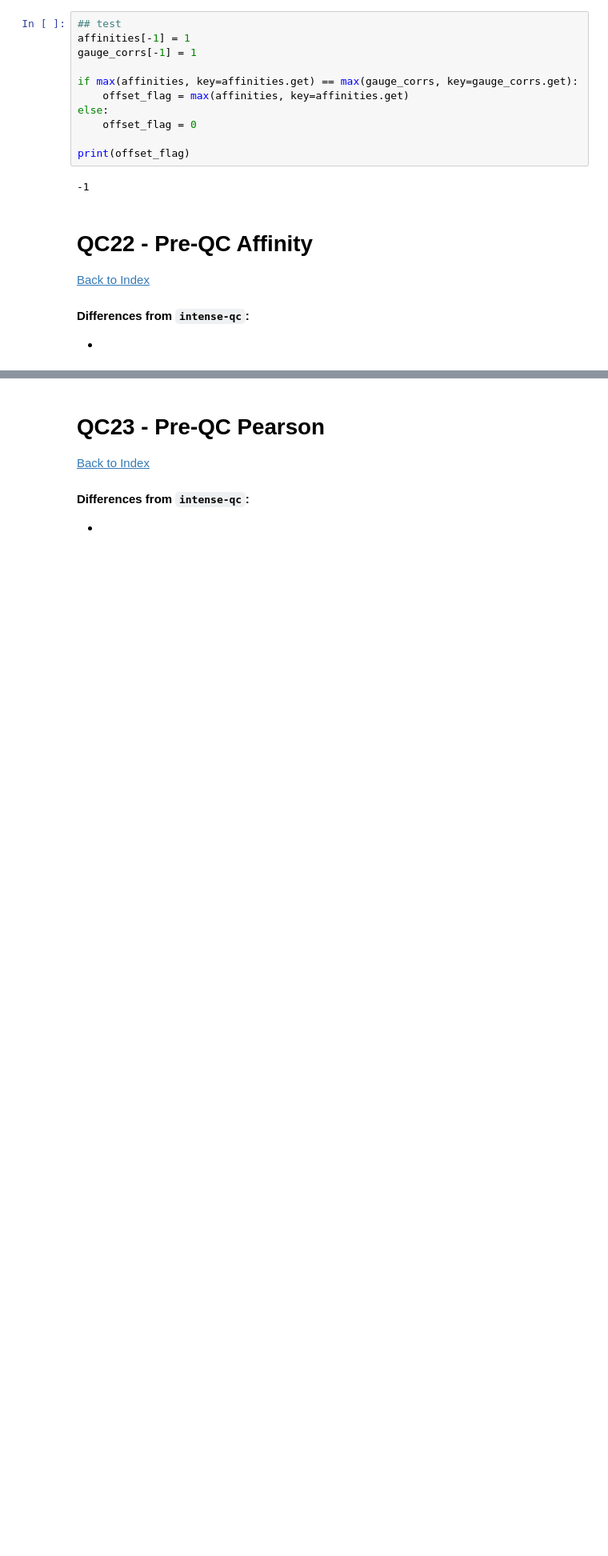
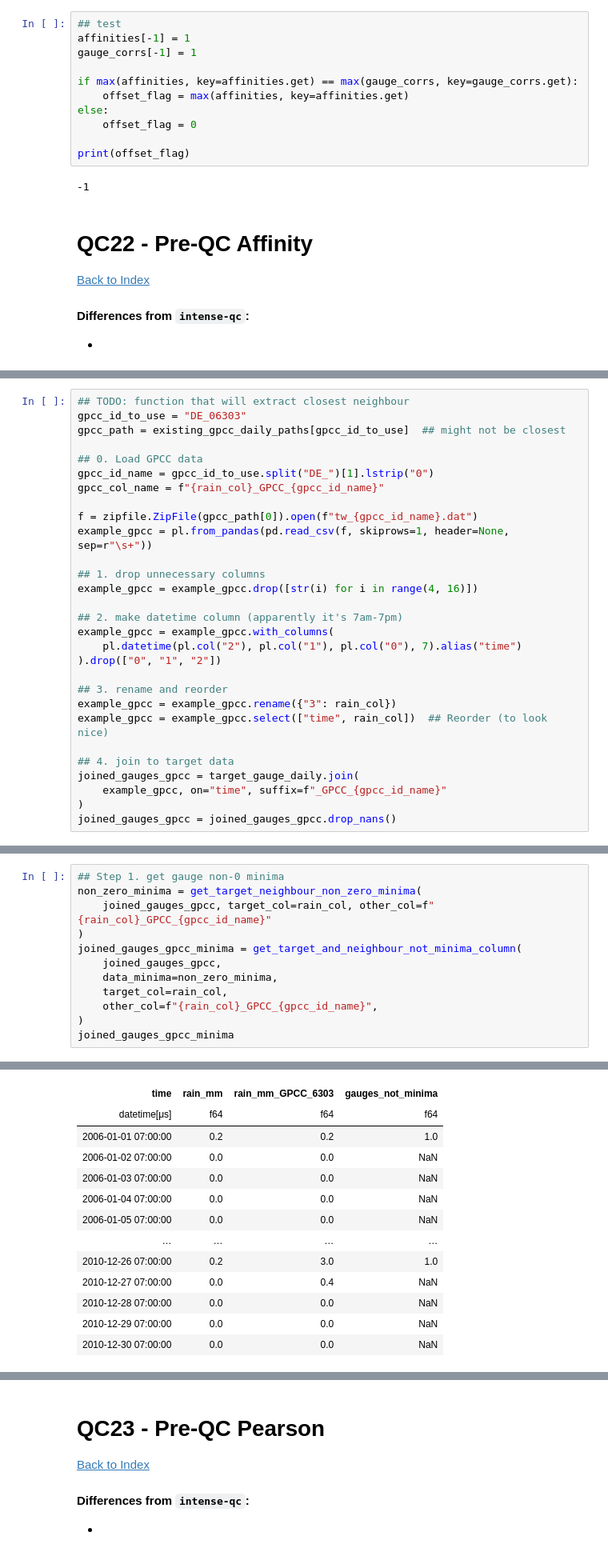
Before and after one commit to Thomasjkeel/RainfallQC-notebooks, a Jupyter notebook: notebooks/neighbour_checks.ipynb, the cells around one changed output, grey strips where cells are left out. Shown at 80% size. Cells and saved outputs as stored; diff of their text form; blank space fills up the shorter version.

```diff
--- a/notebooks/neighbour_checks.ipynb
+++ b/notebooks/neighbour_checks.ipynb
@@ -2880,0 +2908,29 @@ print(offset_flag)
+# %%
+## TODO: function that will extract closest neighbour
+gpcc_id_to_use = "DE_06303"
+gpcc_path = existing_gpcc_daily_paths[gpcc_id_to_use]  ## might not be closest
+
+## 0. Load GPCC data
+gpcc_id_name = gpcc_id_to_use.split("DE_")[1].lstrip("0")
+gpcc_col_name = f"{rain_col}_GPCC_{gpcc_id_name}"
+
+f = zipfile.ZipFile(gpcc_path[0]).open(f"tw_{gpcc_id_name}.dat")
+example_gpcc = pl.from_pandas(pd.read_csv(f, skiprows=1, header=None, sep=r"\s+"))
+
+## 1. drop unnecessary columns
+example_gpcc = example_gpcc.drop([str(i) for i in range(4, 16)])
+
+## 2. make datetime column (apparently it's 7am-7pm)
+example_gpcc = example_gpcc.with_columns(
+    pl.datetime(pl.col("2"), pl.col("1"), pl.col("0"), 7).alias("time")
+).drop(["0", "1", "2"])
+
+## 3. rename and reorder
+example_gpcc = example_gpcc.rename({"3": rain_col})
+example_gpcc = example_gpcc.select(["time", rain_col])  ## Reorder (to look nice)
+
+## 4. join to target data
+joined_gauges_gpcc = target_gauge_daily.join(
+    example_gpcc, on="time", suffix=f"_GPCC_{gpcc_id_name}"
+)
+joined_gauges_gpcc = joined_gauges_gpcc.drop_nans()
@@ -2880,0 +2939,13 @@ print(offset_flag)
+# %%
+## Step 1. get gauge non-0 minima
+non_zero_minima = get_target_neighbour_non_zero_minima(
+    joined_gauges_gpcc, target_col=rain_col, other_col=f"{rain_col}_GPCC_{gpcc_id_name}"
+)
+joined_gauges_gpcc_minima = get_target_and_neighbour_not_minima_column(
+    joined_gauges_gpcc,
+    data_minima=non_zero_minima,
+    target_col=rain_col,
+    other_col=f"{rain_col}_GPCC_{gpcc_id_name}",
+)
+joined_gauges_gpcc_minima
+# %% [output]
@@ -2880,0 +2953,13 @@ print(offset_flag)
+| time | rain_mm | rain_mm_GPCC_6303 | gauges_not_minima |
+| datetime[μs] | f64 | f64 | f64 |
+| 2006-01-01 07:00:00 | 0.2 | 0.2 | 1.0 |
+| 2006-01-02 07:00:00 | 0.0 | 0.0 | NaN |
+| 2006-01-03 07:00:00 | 0.0 | 0.0 | NaN |
+| 2006-01-04 07:00:00 | 0.0 | 0.0 | NaN |
+| 2006-01-05 07:00:00 | 0.0 | 0.0 | NaN |
+| … | … | … | … |
+| 2010-12-26 07:00:00 | 0.2 | 3.0 | 1.0 |
+| 2010-12-27 07:00:00 | 0.0 | 0.4 | NaN |
+| 2010-12-28 07:00:00 | 0.0 | 0.0 | NaN |
+| 2010-12-29 07:00:00 | 0.0 | 0.0 | NaN |
+| 2010-12-30 07:00:00 | 0.0 | 0.0 | NaN |
```
Also changed, not shown: parts of 12 cells of this notebook.
